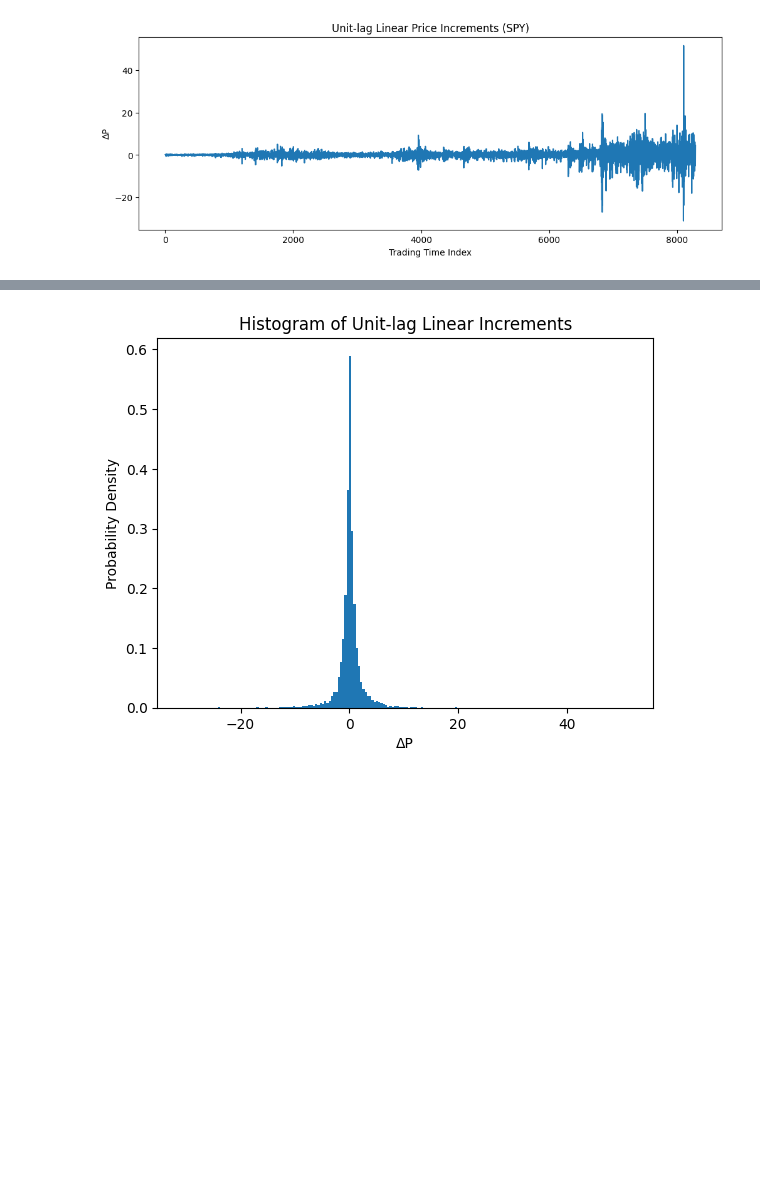
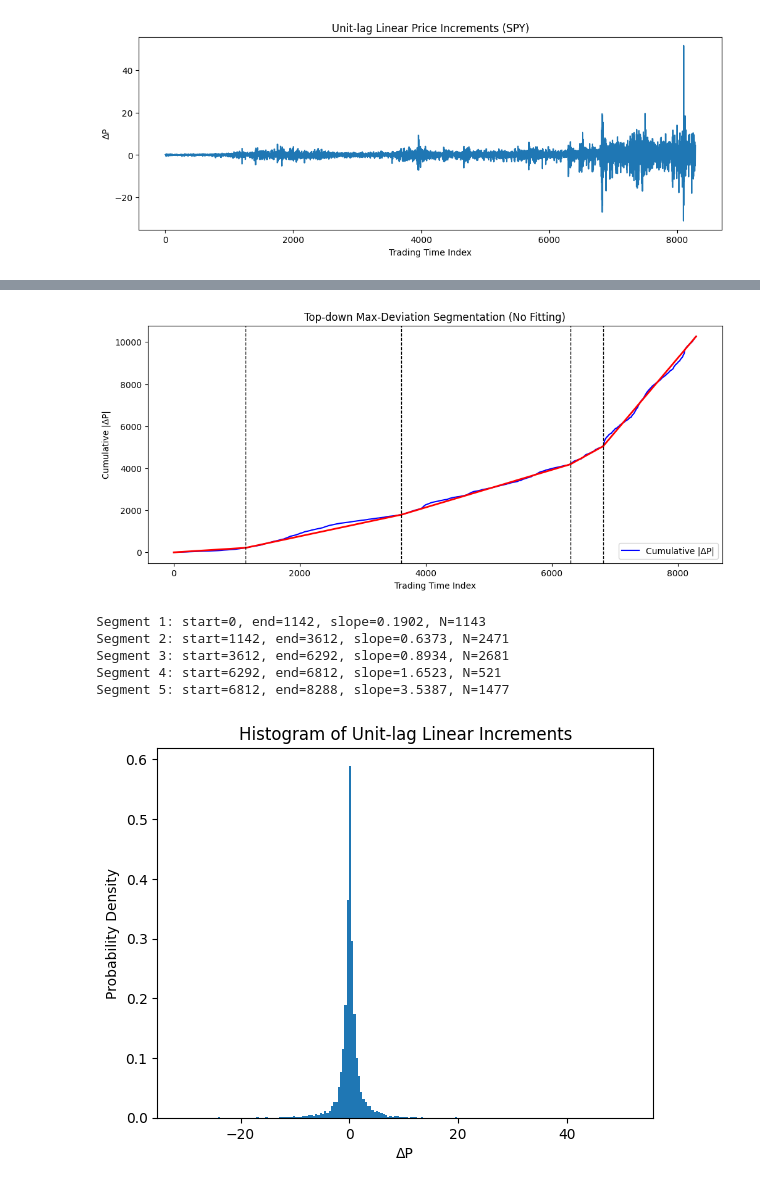
Before and after one commit to quantarram/quant-regime-research, a Jupyter notebook: notebooks/01_exploration.ipynb, the cells around one changed output, grey strips where cells are left out. Cells and saved outputs as stored; diff of their text form; code cells hidden in the pictures; blank space fills up the shorter version.

```diff
--- a/notebooks/01_exploration.ipynb
+++ b/notebooks/01_exploration.ipynb
@@ -101,3 +23,78 @@ Segment 5: Start=6812, End=8288, Slope=3.5387, Points=1477
+# %%
+import numpy as np
+import matplotlib.pyplot as plt
+
+# cumulative absolute increments
+cum_abs = np.cumsum(np.abs(df['delta_P'].dropna().values))
+t = np.arange(len(cum_abs))
+
+max_segments = 5  # keep number of breaks LOW
+
+# initial segment
+segments = [(0, len(cum_abs) - 1)]
+
+while len(segments) < max_segments:
+    max_err = -1
+    best_split = None
+    best_segment = None
+
+    for start, end in segments:
+        if end - start < 3:
+            continue
+
+        # straight line between endpoints (NO fitting)
+        line = cum_abs[start] + (cum_abs[end] - cum_abs[start]) / (end - start) * (t[start:end+1] - start)
+        err = np.abs(cum_abs[start:end+1] - line)
+
+        idx = np.argmax(err)
+        if err[idx] > max_err:
+            max_err = err[idx]
+            best_split = start + idx
+            best_segment = (start, end)
+
+    if best_segment is None:
+        break
+
+    segments.remove(best_segment)
+    segments.append((best_segment[0], best_split))
+    segments.append((best_split, best_segment[1]))
+
+segments = sorted(segments, key=lambda x: x[0])
+
+# ---------------- Plot ----------------
+plt.figure(figsize=(12,5))
+plt.plot(t, cum_abs, color='blue', label='Cumulative |ΔP|')
+
+# plot straight segments
+for start, end in segments:
+    plt.plot(
+        t[start:end+1],
+        cum_abs[start] + (cum_abs[end] - cum_abs[start]) / (end - start) * (t[start:end+1] - start),
+        color='red',
+        linewidth=2
+    )
+
+# vertical break lines
+for _, end in segments[:-1]:
+    plt.axvline(end, color='black', linestyle='--', linewidth=1)
+
+plt.xlabel('Trading Time Index')
+plt.ylabel('Cumulative |ΔP|')
+plt.title('Top-down Max-Deviation Segmentation (No Fitting)')
+plt.legend()
+plt.show()
+
+# segment summary
+for i, (start, end) in enumerate(segments):
+    slope = (cum_abs[end] - cum_abs[start]) / (end - start)
+    print(f"Segment {i+1}: start={start}, end={end}, slope={slope:.4f}, N={end-start+1}")
+# %% [output]
+[figure, added]
+Segment 1: start=0, end=1142, slope=0.1902, N=1143
+Segment 2: start=1142, end=3612, slope=0.6373, N=2471
+Segment 3: start=3612, end=6292, slope=0.8934, N=2681
+Segment 4: start=6292, end=6812, slope=1.6523, N=521
+Segment 5: start=6812, end=8288, slope=3.5387, N=1477
 # %%
 plt.figure()
 plt.hist(df['delta_P'].dropna(), bins=200, density=True)
```
Also changed, not shown: parts of 1 cell of this notebook.
